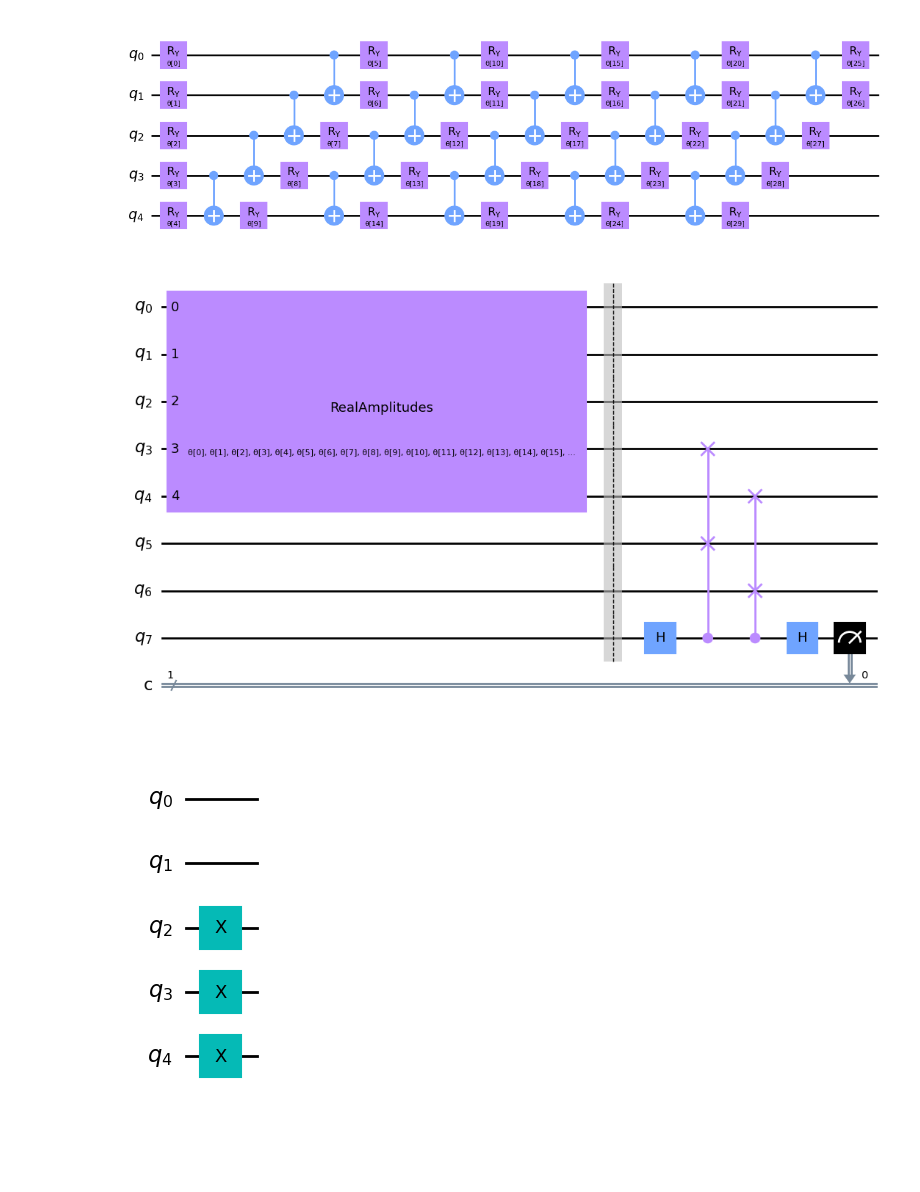
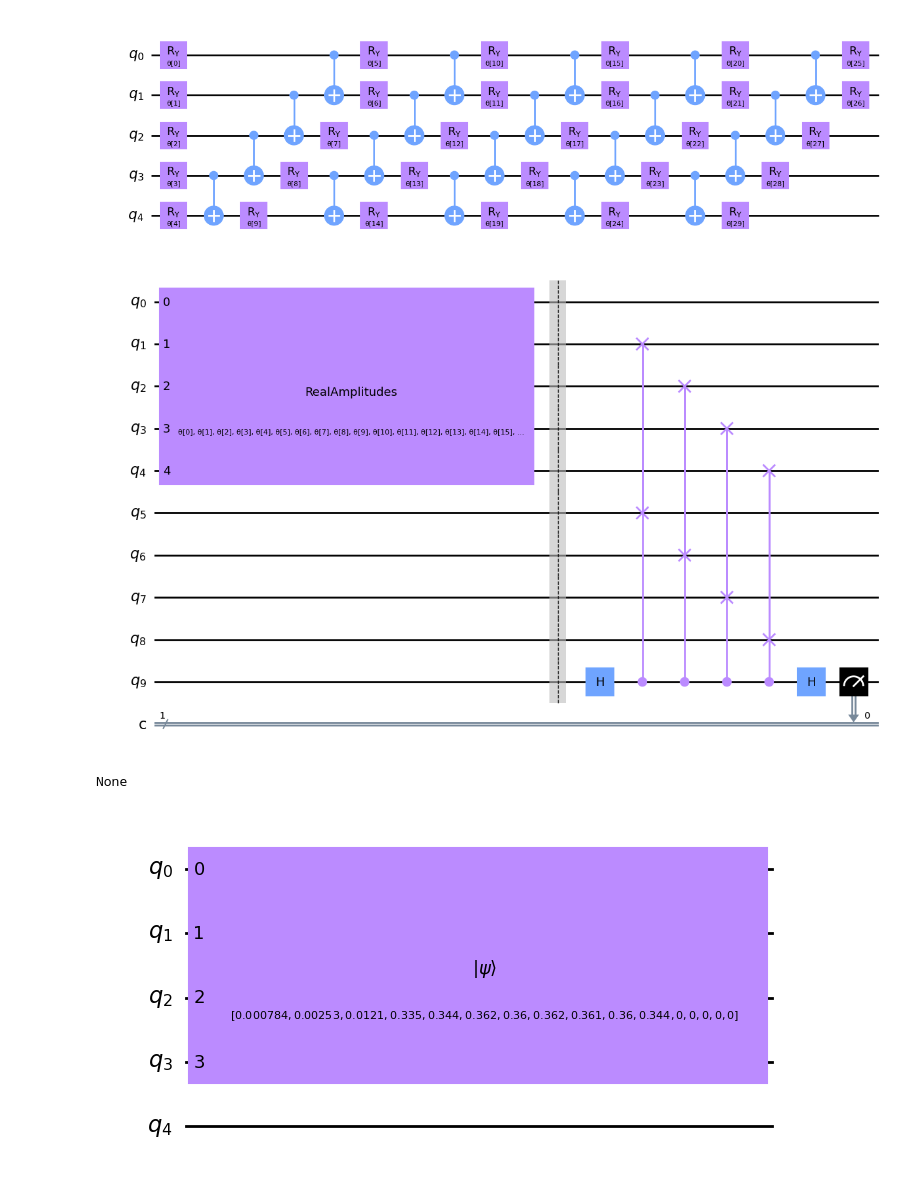
Before and after one commit to benjaminhagan/VIP_QML, a Jupyter notebook: Autoencoding Quantum.ipynb, the cells around one changed output. Drawn from its saved outputs; the diff is of its cells as text; code cells hidden in the pictures; blank space fills up the shorter version.

```diff
--- a/Autoencoding Quantum.ipynb
+++ b/Autoencoding Quantum.ipynb
@@ -32,40 +33,73 @@ circ.decompose().draw(output="mpl", style="clifford")
 # %%
 def auto_encoder_circuit(num_latent, num_trash):
     qr = QuantumRegister(num_latent + 2 * num_trash + 1, "q")
     cr = ClassicalRegister(1, "c")
     circuit = QuantumCircuit(qr, cr)
     #circuit.compose(ansatz(num_latent + num_trash), range(0, num_latent + num_trash), inplace=True)
     circuit.compose(ansatz(num_latent + num_trash), {0,1,2,3,4}, inplace=True)
     circuit.barrier()
     auxiliary_qubit = num_latent + 2 * num_trash
     # swap test
     circuit.h(auxiliary_qubit)
     for i in range(num_trash):
         circuit.cswap(auxiliary_qubit, num_latent + i, num_latent + num_trash + i)
 
     circuit.h(auxiliary_qubit)
     circuit.measure(auxiliary_qubit, cr[0])
     return circuit
 
 
-num_latent = 3
-num_trash = 2
+num_latent = 1 # 3 qubits with the data at end
+num_trash = 4
 circuit = auto_encoder_circuit(num_latent, num_trash)
 circuit.draw(output="mpl", style="clifford")
 # %% [output]
-[figure, old version]
+[figure, new version]
 # %%
+'''
 def domain_wall(circuit, a, b):
     # Here we place the Domain Wall to qubits a - b in our circuit
     for i in np.arange(int(b / 2), int(b)):
-        circuit.x(i)
+        if i % 2 == 0:
+            circuit.z(i)
+        else:
+            circuit.x(i)
     return circuit
 
 
 domain_wall_circuit = domain_wall(QuantumCircuit(5), 0, 5)
 domain_wall_circuit.draw("mpl", style="clifford")
+'''
+
+def amplitude_encoding(circuit, values):
+    circuit.initialize(values)
+    return circuit
+
+def normalize_vector(values):
+    bottom = 0;
+    for val in values:
+        bottom = bottom + val**2;
+    bottom = bottom**0.5;
+    for i in range(len(values)):
+        values[i] = values[i] / bottom;
+    return values;
+
+def pad_vector(values):
+    while not math.log(len(values), 2).is_integer():
+        values.append(0);
+
+input_data = [	184.37, 594.679, 2847.019630592, 78662, 80946, 85049, 84523, 85062, 84763, 84516, 80946	]
+input_data_norm = normalize_vector(input_data)
+print(pad_vector(input_data))
+amplitude_encoding_circuit = amplitude_encoding(QuantumCircuit(4), input_data_norm)
+tmp_circuit = QuantumCircuit(1)
+final_circuit = QuantumCircuit(5);
+final_circuit.compose(amplitude_encoding_circuit, [0,1,2,3], inplace=True)
+final_circuit.compose(tmp_circuit, [4], inplace=True)
+final_circuit.draw("mpl", style="clifford")
 # %% [output]
+None
-[figure, old version]
+[figure, new version]
 # %%
 ae = auto_encoder_circuit(num_latent, num_trash)
 qc = QuantumCircuit(num_latent + 2 * num_trash + 1, 1)
```
Also changed, not shown: parts of 5 cells of this notebook.
